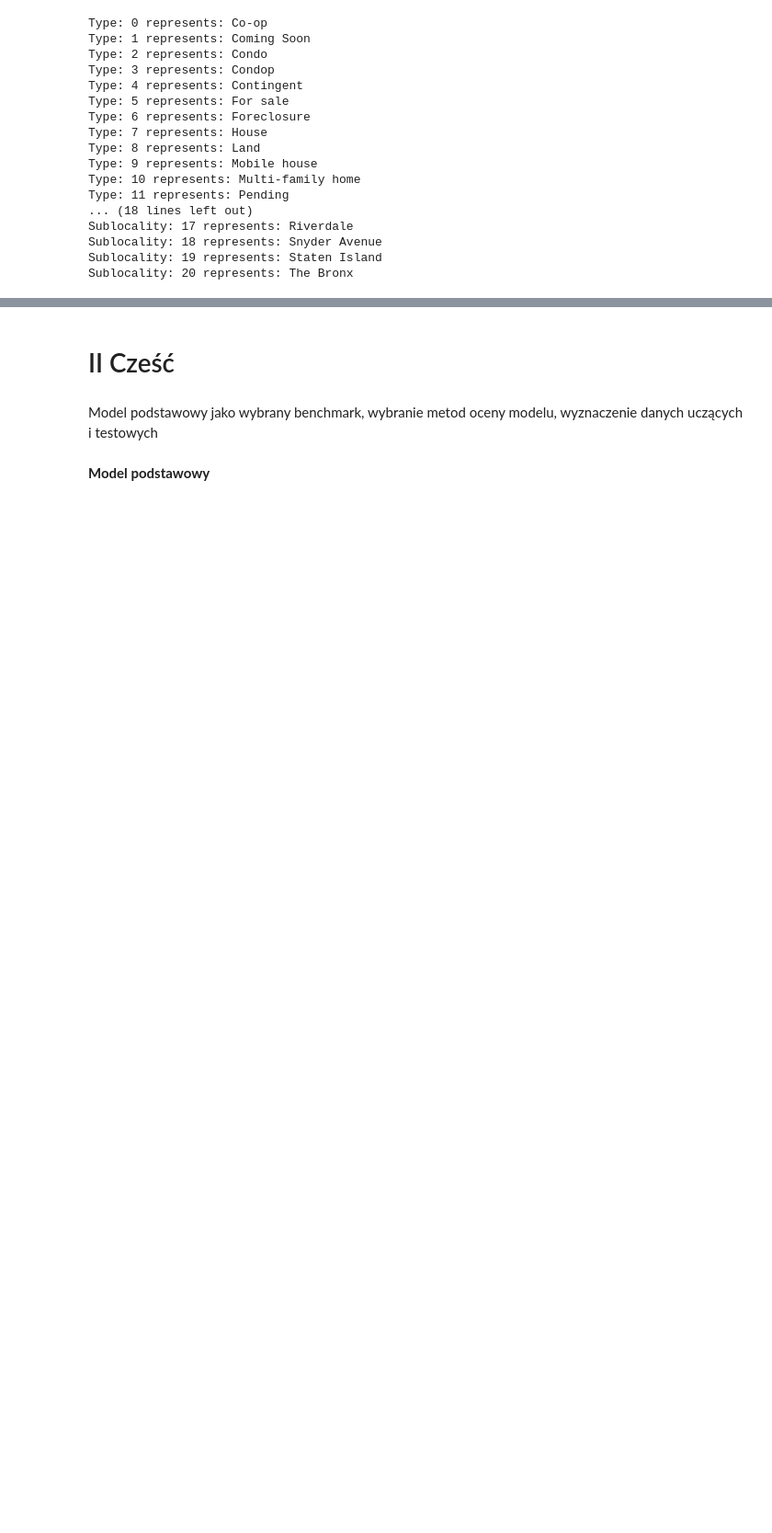
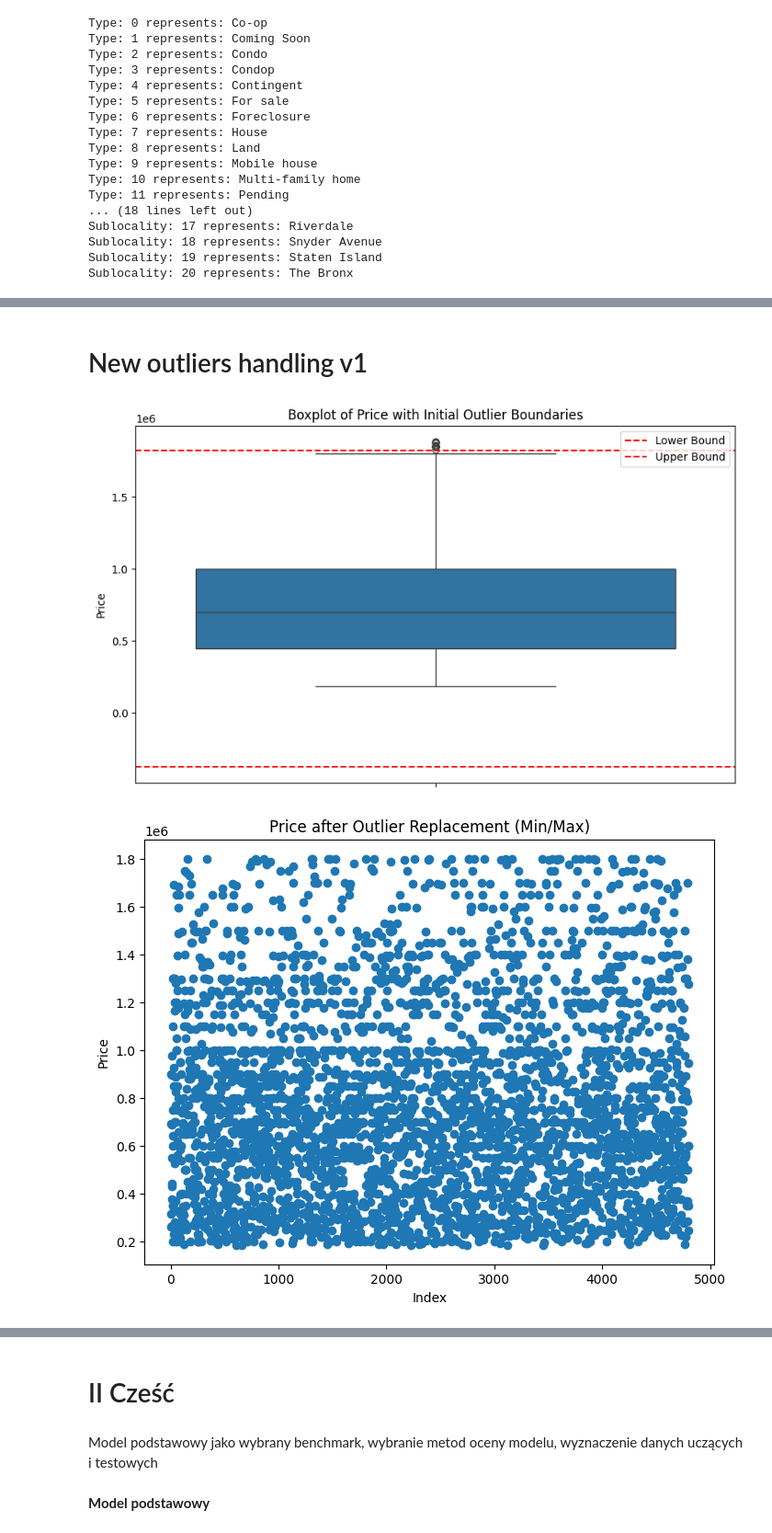
Before and after one commit to lukrak2002/projekt, a Jupyter notebook: projekt.ipynb, the cells around one changed output, grey strips where cells are left out. Shown at 92% size. Drawn from its saved outputs; the diff is of its cells as text; code cells hidden in the pictures; blank space fills up the shorter version.

```diff
--- a/projekt.ipynb
+++ b/projekt.ipynb
@@ -365,0 +293,73 @@ plt.show()
+# %% [markdown]
+# New outliers handling v1
+# %%
+# Assuming your DataFrame 'df' is already loaded
+
+# Convert 'price' to numeric, coercing errors to NaN
+df['price'] = pd.to_numeric(df['price'], errors='coerce')
+
+# --- Initial Boxplot with Outlier Boundaries ---
+plt.figure(figsize=(10, 6))
+sns.boxplot(y='price', data=df)
+
+# Calculate initial outlier boundaries
+Q1 = df['price'].quantile(0.25)
+Q3 = df['price'].quantile(0.75)
+IQR = Q3 - Q1
+lower_bound = Q1 - 1.5 * IQR
+upper_bound = Q3 + 1.5 * IQR
+
+# Add red lines for outlier boundaries
+plt.axhline(y=lower_bound, color='r', linestyle='--', label='Lower Bound')
+plt.axhline(y=upper_bound, color='r', linestyle='--', label='Upper Bound')
+
+plt.title('Boxplot of Price with Initial Outlier Boundaries')
+plt.ylabel('Price')
+plt.legend()
+plt.show()
+
+# --- Replacing Outliers with Min/Max Non-Outlier Values ---
+
+# Identify non-outlier values
+non_outliers = df['price'][(df['price'] >= lower_bound) & (df['price'] <= upper_bound)]
+
+# Calculate the minimum and maximum of the non-outlier prices
+min_non_outlier_price = non_outliers.min()
+max_non_outlier_price = non_outliers.max()
+
+# Replace lower outliers with the minimum non-outlier price
+df.loc[df['price'] < lower_bound, 'price'] = min_non_outlier_price
+
+# Replace upper outliers with the maximum non-outlier price
+df.loc[df['price'] > upper_bound, 'price'] = max_non_outlier_price
+
+# --- Plot after Outlier Replacement ---
+plt.figure(figsize=(8, 6))
+plt.plot(df['price'], marker='o', linestyle='')
+plt.xlabel('Index')
+plt.ylabel('Price')
+plt.title('Price after Outlier Replacement (Min/Max)')
+plt.show()
+
+# --- Boxplot after Outlier Replacement ---
+plt.figure(figsize=(10, 6))
+sns.boxplot(y='price', data=df)
+
+# Recalculate outlier boundaries based on the modified data (optional, for visualization)
+Q1_new = df['price'].quantile(0.25)
+Q3_new = df['price'].quantile(0.75)
+IQR_new = Q3_new - Q1_new
+lower_bound_new = Q1_new - 1.5 * IQR_new
+upper_bound_new = Q3_new + 1.5 * IQR_new
+
+# Add red lines for the new outlier boundaries (optional)
+plt.axhline(y=lower_bound_new, color='g', linestyle='--', label='New Lower Bound')
+plt.axhline(y=upper_bound_new, color='g', linestyle='--', label='New Upper Bound')
+
+plt.title('Boxplot of Price after Outlier Replacement (Min/Max)')
+plt.ylabel('Price')
+plt.legend()
+plt.show()
+# %% [output]
+[figure, added]
+[figure, added]
```
Also changed, not shown: parts of 42 cells of this notebook.
